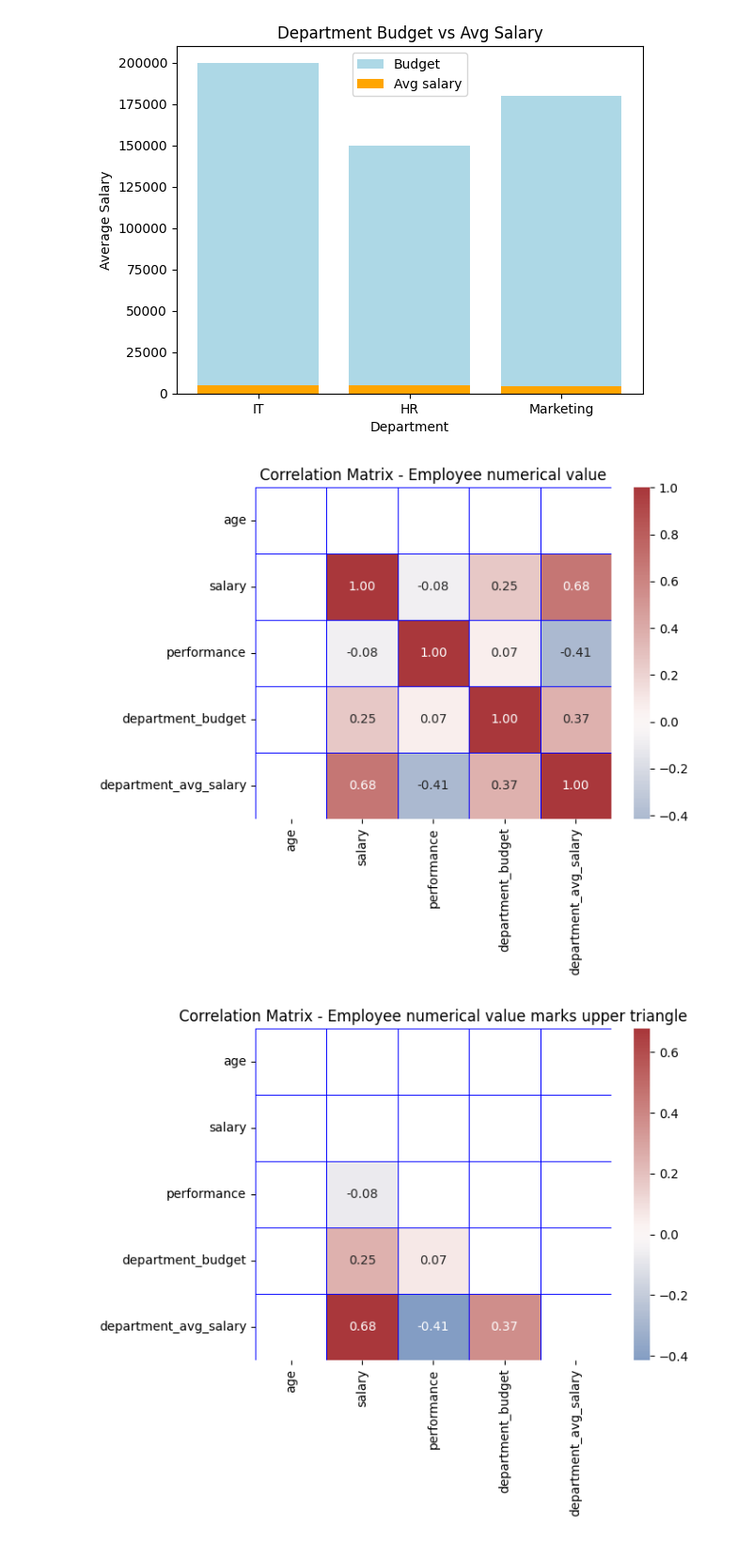
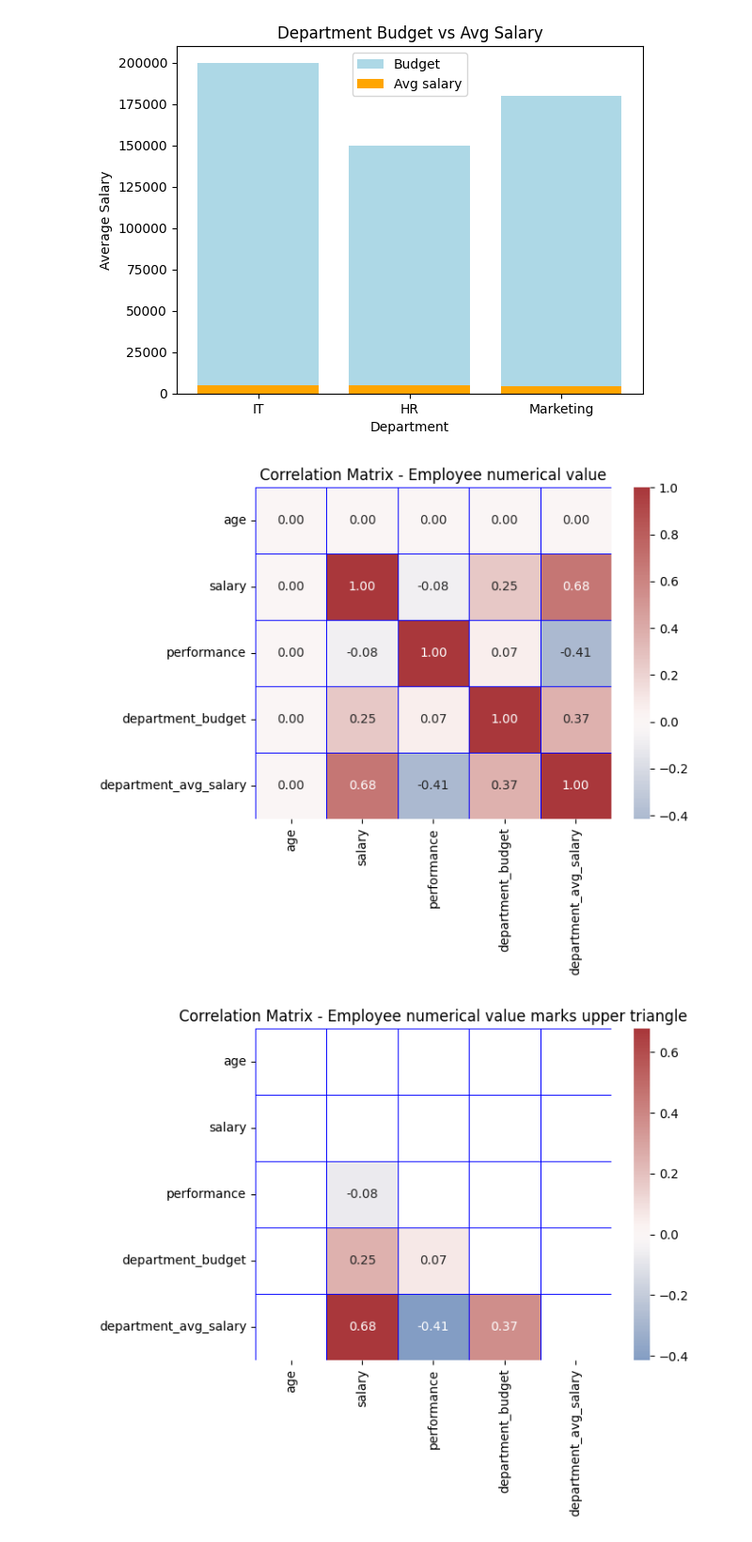
Before and after one commit to OIC-Hub/data-science-class-2, a Jupyter notebook: employee_dataset.ipynb, the cells around one changed output. Shown at 94% size. Saved outputs shown, nothing was run; the diff lists cells and outputs as text; code cells hidden in the pictures.

```diff
--- a/employee_dataset.ipynb
+++ b/employee_dataset.ipynb
@@ -1107,15 +1107,15 @@ plt.show()
 # %%
 #correlation values for numerical variables
 num_cols = ['age', 'salary', 'performance', 'department_budget', 'department_avg_salary']
 
-corr = merge_df[num_cols].corr()
+corr = merge_df[num_cols].corr().fillna(0)
 corr
 
 sns.heatmap(corr, annot=True, fmt=".2f", cmap="vlag", center=0, linewidths="0.5", linecolor="blue")
 plt.title("Correlation Matrix - Employee numerical value")
 plt.show()
 # %% [output]
-[figure, old version]
+[figure, new version]
 # %%
 #heatmap marked upper triangle
 masks = np.triu(np.ones_like(corr, dtype=bool))
```
Also changed, not shown: parts of 4 cells of this notebook.
